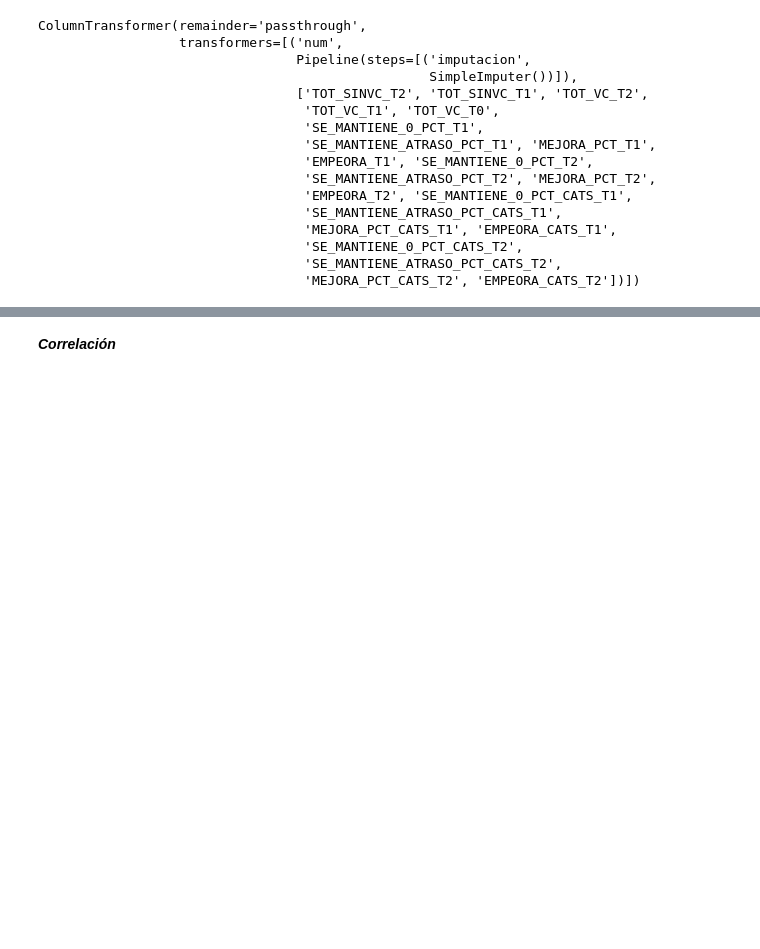
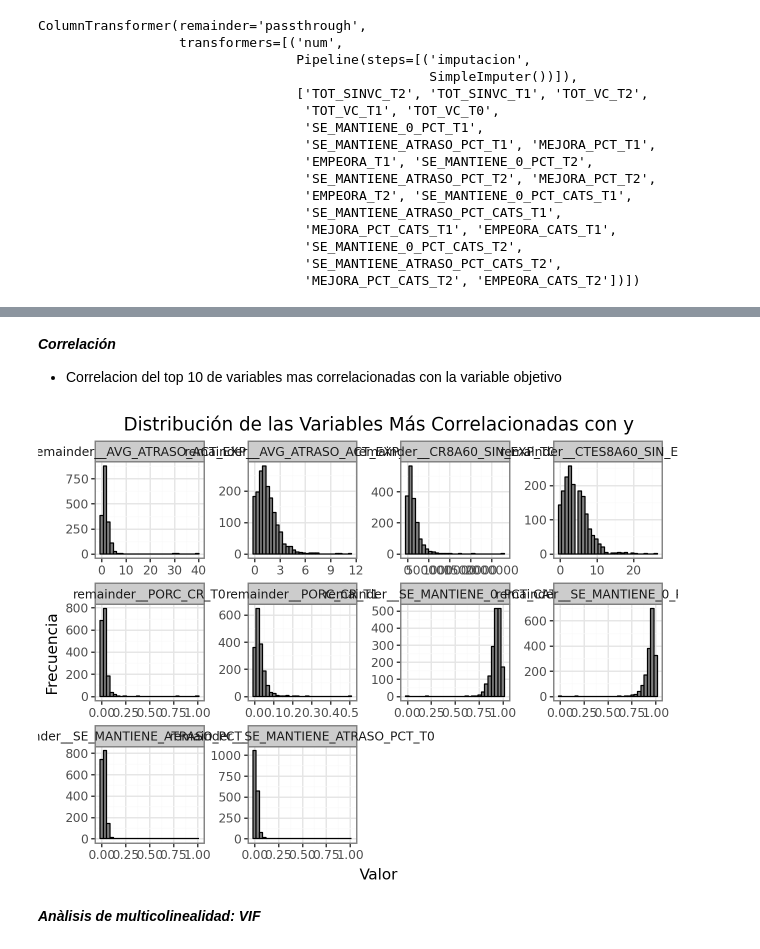
Before and after one commit to amiguelhdz/autonomia, a Jupyter notebook: notebooks/01EDA.ipynb, the cells around one changed output, grey strips where cells are left out. Cells and saved outputs as stored; diff of their text form; code cells hidden in the pictures; blank space fills up the shorter version.

```diff
--- a/notebooks/01EDA.ipynb
+++ b/notebooks/01EDA.ipynb
@@ -190,2 +201,0 @@ columnas_finales = lsImputar + [col for col in df.columns if col not in lsImputa
-# %%
-df_transformado = pd.DataFrame(df_transformado, columns=columnas_finales)
@@ -199,2 +210,3 @@ display(missing_values)
 # %% [markdown]
 **_Correlación_**
+- Correlacion del top 10 de variables mas correlacionadas con la variable objetivo
@@ -217,0 +213,17 @@ corr_matrix = analiza_correlacion(df_transformado, umbral=0.9)
+# %%
+top_corr_vars = df_transformado.corr()['remainder__y'].abs().sort_values(ascending=False).index[1:11]
+# %%
+df_long = df_transformado.melt(id_vars=['remainder__y'], value_vars=top_corr_vars)
+# %%
+(
+    ggplot(df_long, aes(x='value')) +
+    geom_histogram(bins=30, fill="gray", color="black") +
+    facet_wrap('~variable', scales='free') +
+    theme_bw() +
+    labs(title='Distribución de las Variables Más Correlacionadas con y', x='Valor', y='Frecuencia') +
+    scale_x_continuous()
+)
+# %% [output]
+[figure, added]
+# %% [markdown]
+**_Anàlisis de multicolinealidad: VIF_**
```
Also changed, not shown: parts of 40 cells of this notebook, 4 other files.
